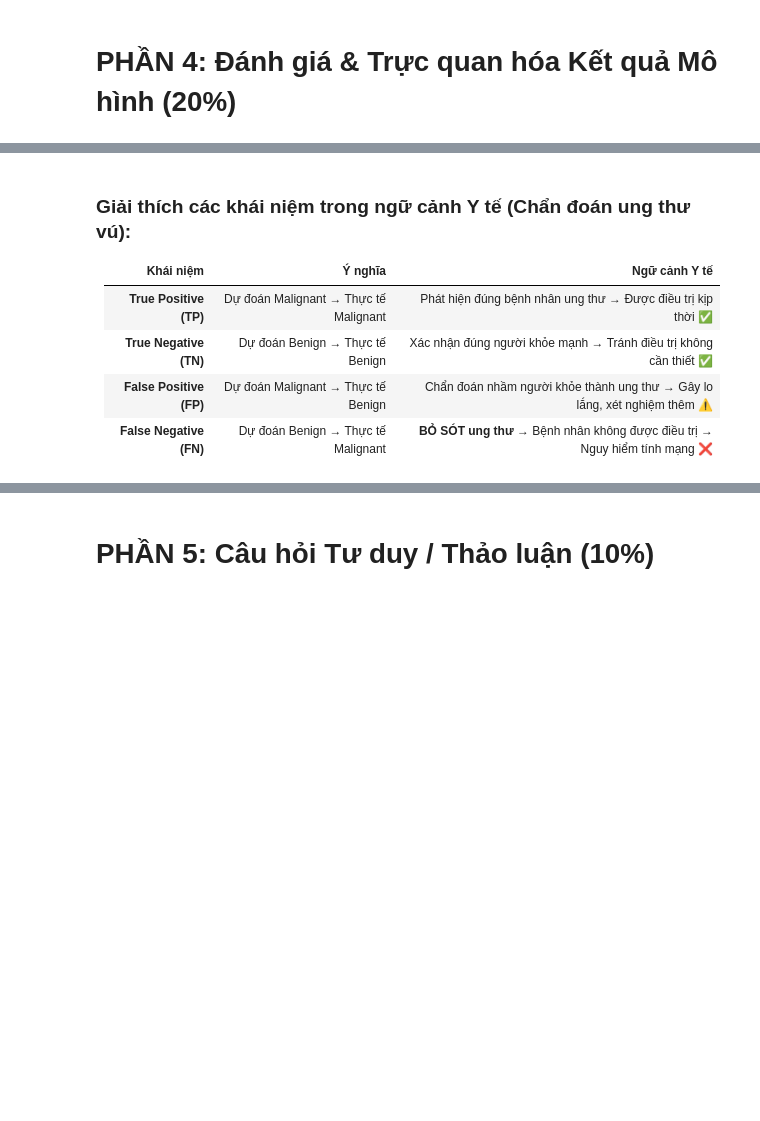
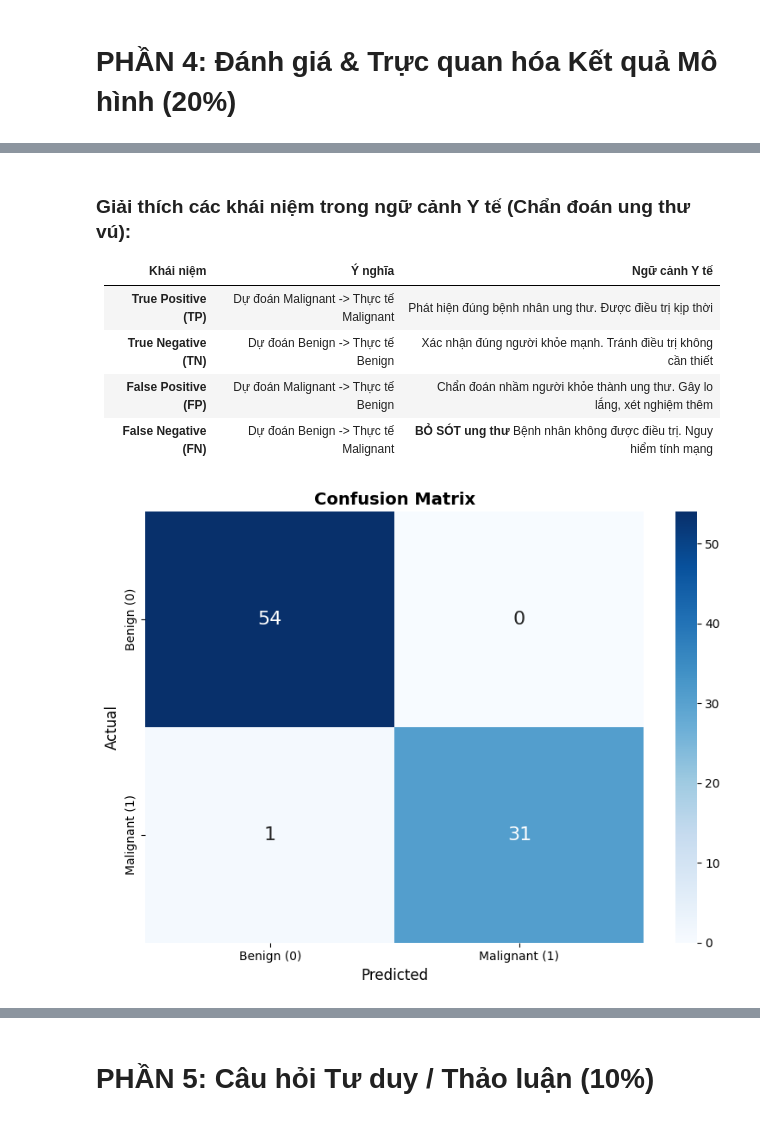
Before and after one commit to Klein1411/Breast-Cancer-Wisconsin---Neural-Network-Classification, a Jupyter notebook: main.ipynb, the cells around one changed output, grey strips where cells are left out. Drawn from its saved outputs; the diff is of its cells as text; code cells hidden in the pictures; blank space fills up the shorter version.

```diff
--- a/main.ipynb
+++ b/main.ipynb
@@ -311,28 +401,26 @@ print(f"Test Accuracy: {test_acc:.4f}")
 
 | Khái niệm | Ý nghĩa | Ngữ cảnh Y tế |
 |---|---|---|
-| **True Positive (TP)** | Dự đoán Malignant → Thực tế Malignant | Phát hiện đúng bệnh nhân ung thư → Được điều trị kịp thời ✅ |
-| **True Negative (TN)** | Dự đoán Benign → Thực tế Benign | Xác nhận đúng người khỏe mạnh → Tránh điều trị không cần thiết ✅ |
-| **False Positive (FP)** | Dự đoán Malignant → Thực tế Benign | Chẩn đoán nhầm người khỏe thành ung thư → Gây lo lắng, xét nghiệm thêm ⚠️ |
-| **False Negative (FN)** | Dự đoán Benign → Thực tế Malignant | **BỎ SÓT ung thư** → Bệnh nhân không được điều trị → Nguy hiểm tính mạng ❌ |
+| **True Positive (TP)** | Dự đoán Malignant -> Thực tế Malignant | Phát hiện đúng bệnh nhân ung thư. Được điều trị kịp thời  |
+| **True Negative (TN)** | Dự đoán Benign -> Thực tế Benign | Xác nhận đúng người khỏe mạnh. Tránh điều trị không cần thiết  |
+| **False Positive (FP)** | Dự đoán Malignant -> Thực tế Benign | Chẩn đoán nhầm người khỏe thành ung thư. Gây lo lắng, xét nghiệm thêm  |
+| **False Negative (FN)** | Dự đoán Benign -> Thực tế Malignant | **BỎ SÓT ung thư**  Bệnh nhân không được điều trị. Nguy hiểm tính mạng  |
 # %%
-# 4.3 Confusion Matrix
+# Confusion Matrix
 cm = confusion_matrix(y_test, y_pred)
 
 plt.figure(figsize=(8, 6))
 sns.heatmap(cm, annot=True, fmt="d", cmap="Blues",
             xticklabels=["Benign (0)", "Malignant (1)"],
             yticklabels=["Benign (0)", "Malignant (1)"],
             annot_kws={"size": 16})
-plt.title("Ma trận nhầm lẫn (Confusion Matrix)", fontsize=14, fontweight="bold")
+plt.title("Confusion Matrix", fontsize=14, fontweight="bold")
 plt.xlabel("Predicted", fontsize=12)
 plt.ylabel("Actual", fontsize=12)
 plt.tight_layout()
 plt.show()
 
 tn, fp, fn, tp = cm.ravel()
-print(f"True Negative  (TN): {tn} - Đúng Benign")
-print(f"False Positive (FP): {fp} - Nhầm Benign thành Malignant")
-print(f"False Negative (FN): {fn} - BỎ SÓT ung thư (nguy hiểm!)")
-print(f"True Positive  (TP): {tp} - Đúng Malignant")
+# %% [output]
+[figure, added]
 # %%
```
Also changed, not shown: parts of 21 cells of this notebook.
